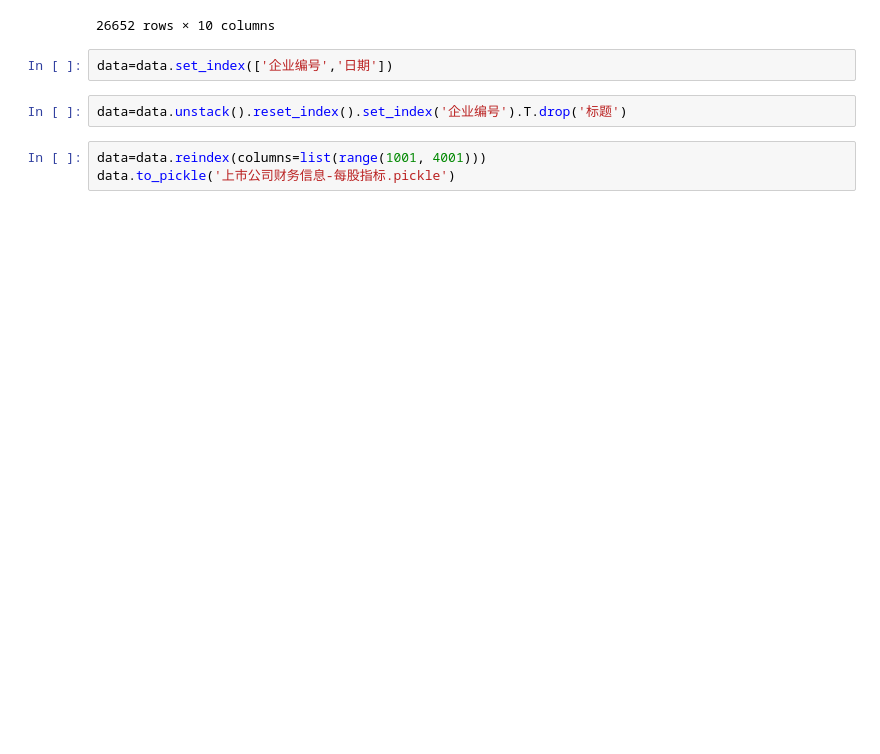
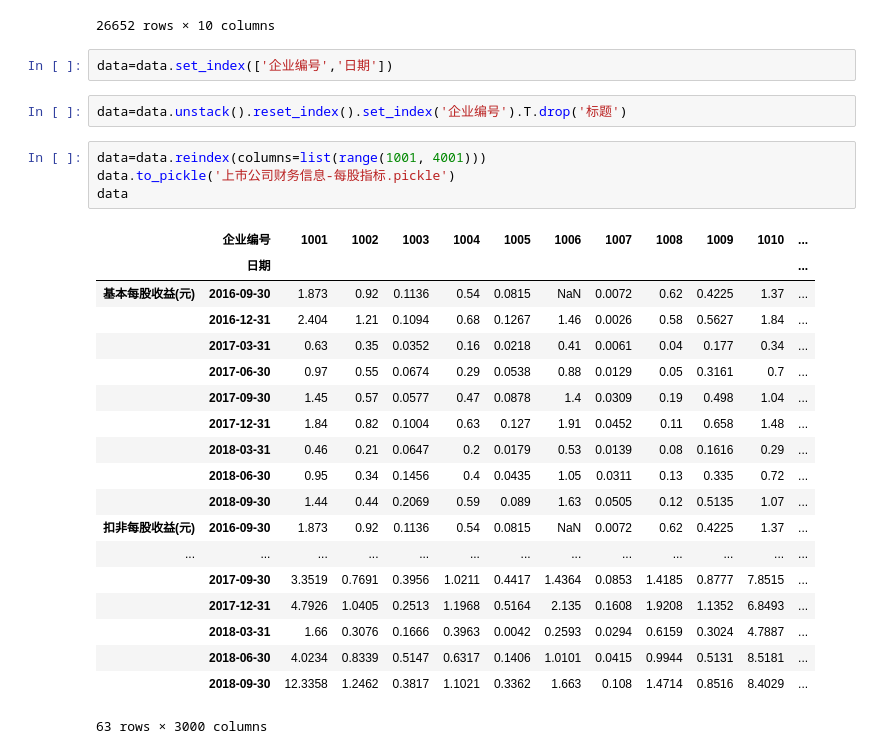
Before and after one commit to CourierKyn/isi-world-cup, a Jupyter notebook: 上市公司财务信息-每股指标.ipynb, the cells around one changed output. Saved outputs shown, nothing was run; the diff lists cells and outputs as text; blank space fills up the shorter version.

```diff
--- a/上市公司财务信息-每股指标.ipynb
+++ b/上市公司财务信息-每股指标.ipynb
@@ -151,3 +151,24 @@ data=data.unstack().reset_index().set_index('企业编号').T.drop('标题')
 # %%
 data=data.reindex(columns=list(range(1001, 4001)))
 data.to_pickle('上市公司财务信息-每股指标.pickle')
+data
+# %% [output]
+|  | 企业编号 | 1001 | 1002 | 1003 | 1004 | 1005 | 1006 | 1007 | 1008 | 1009 | 1010 | ... |
+|  | 日期 |  |  |  |  |  |  |  |  |  |  | ... |
+| 基本每股收益(元) | 2016-09-30 | 1.873 | 0.92 | 0.1136 | 0.54 | 0.0815 | NaN | 0.0072 | 0.62 | 0.4225 | 1.37 | ... |
+|  | 2016-12-31 | 2.404 | 1.21 | 0.1094 | 0.68 | 0.1267 | 1.46 | 0.0026 | 0.58 | 0.5627 | 1.84 | ... |
+|  | 2017-03-31 | 0.63 | 0.35 | 0.0352 | 0.16 | 0.0218 | 0.41 | 0.0061 | 0.04 | 0.177 | 0.34 | ... |
+|  | 2017-06-30 | 0.97 | 0.55 | 0.0674 | 0.29 | 0.0538 | 0.88 | 0.0129 | 0.05 | 0.3161 | 0.7 | ... |
+|  | 2017-09-30 | 1.45 | 0.57 | 0.0577 | 0.47 | 0.0878 | 1.4 | 0.0309 | 0.19 | 0.498 | 1.04 | ... |
+|  | 2017-12-31 | 1.84 | 0.82 | 0.1004 | 0.63 | 0.127 | 1.91 | 0.0452 | 0.11 | 0.658 | 1.48 | ... |
+|  | 2018-03-31 | 0.46 | 0.21 | 0.0647 | 0.2 | 0.0179 | 0.53 | 0.0139 | 0.08 | 0.1616 | 0.29 | ... |
+|  | 2018-06-30 | 0.95 | 0.34 | 0.1456 | 0.4 | 0.0435 | 1.05 | 0.0311 | 0.13 | 0.335 | 0.72 | ... |
+|  | 2018-09-30 | 1.44 | 0.44 | 0.2069 | 0.59 | 0.089 | 1.63 | 0.0505 | 0.12 | 0.5135 | 1.07 | ... |
+| 扣非每股收益(元) | 2016-09-30 | 1.873 | 0.92 | 0.1136 | 0.54 | 0.0815 | NaN | 0.0072 | 0.62 | 0.4225 | 1.37 | ... |
+| ... | ... | ... | ... | ... | ... | ... | ... | ... | ... | ... | ... | ... |
+|  | 2017-09-30 | 3.3519 | 0.7691 | 0.3956 | 1.0211 | 0.4417 | 1.4364 | 0.0853 | 1.4185 | 0.8777 | 7.8515 | ... |
+|  | 2017-12-31 | 4.7926 | 1.0405 | 0.2513 | 1.1968 | 0.5164 | 2.135 | 0.1608 | 1.9208 | 1.1352 | 6.8493 | ... |
+|  | 2018-03-31 | 1.66 | 0.3076 | 0.1666 | 0.3963 | 0.0042 | 0.2593 | 0.0294 | 0.6159 | 0.3024 | 4.7887 | ... |
+|  | 2018-06-30 | 4.0234 | 0.8339 | 0.5147 | 0.6317 | 0.1406 | 1.0101 | 0.0415 | 0.9944 | 0.5131 | 8.5181 | ... |
+|  | 2018-09-30 | 12.3358 | 1.2462 | 0.3817 | 1.1021 | 0.3362 | 1.663 | 0.108 | 1.4714 | 0.8516 | 8.4029 | ... |
+63 rows × 3000 columns
```
Also changed, not shown: parts of 3 cells of this notebook, 38 other files.
